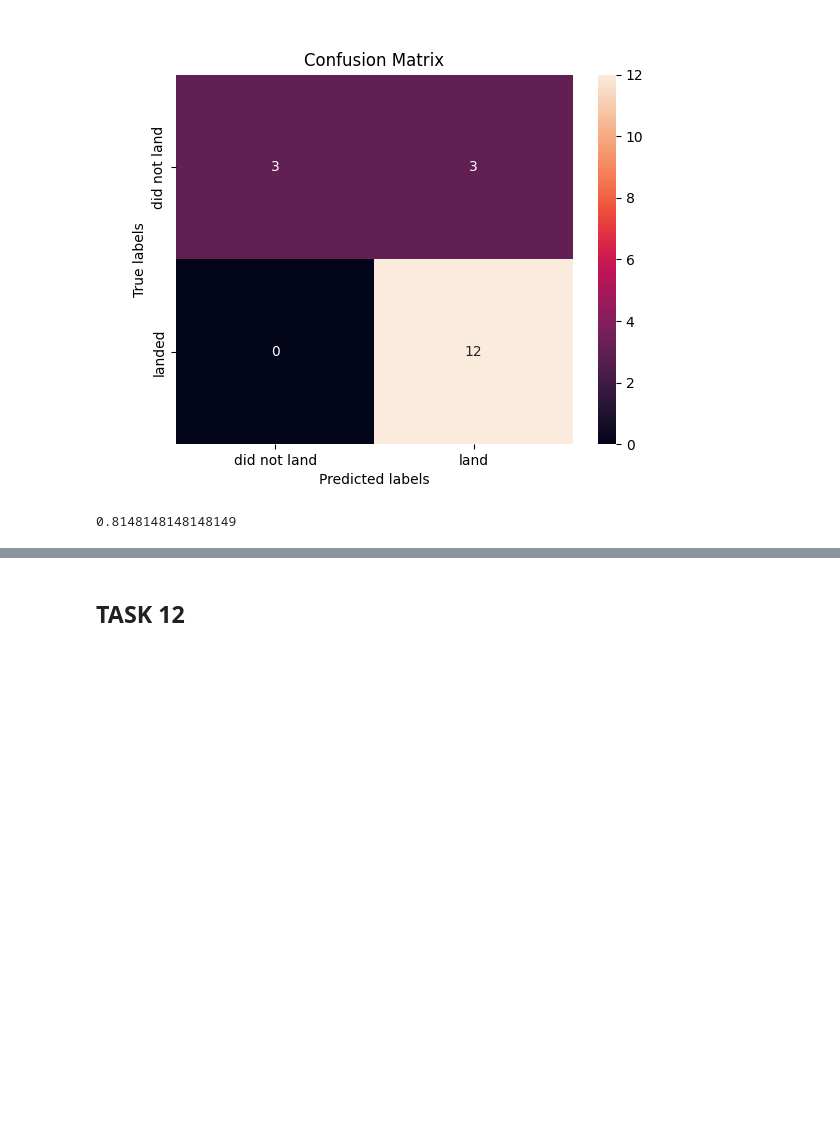
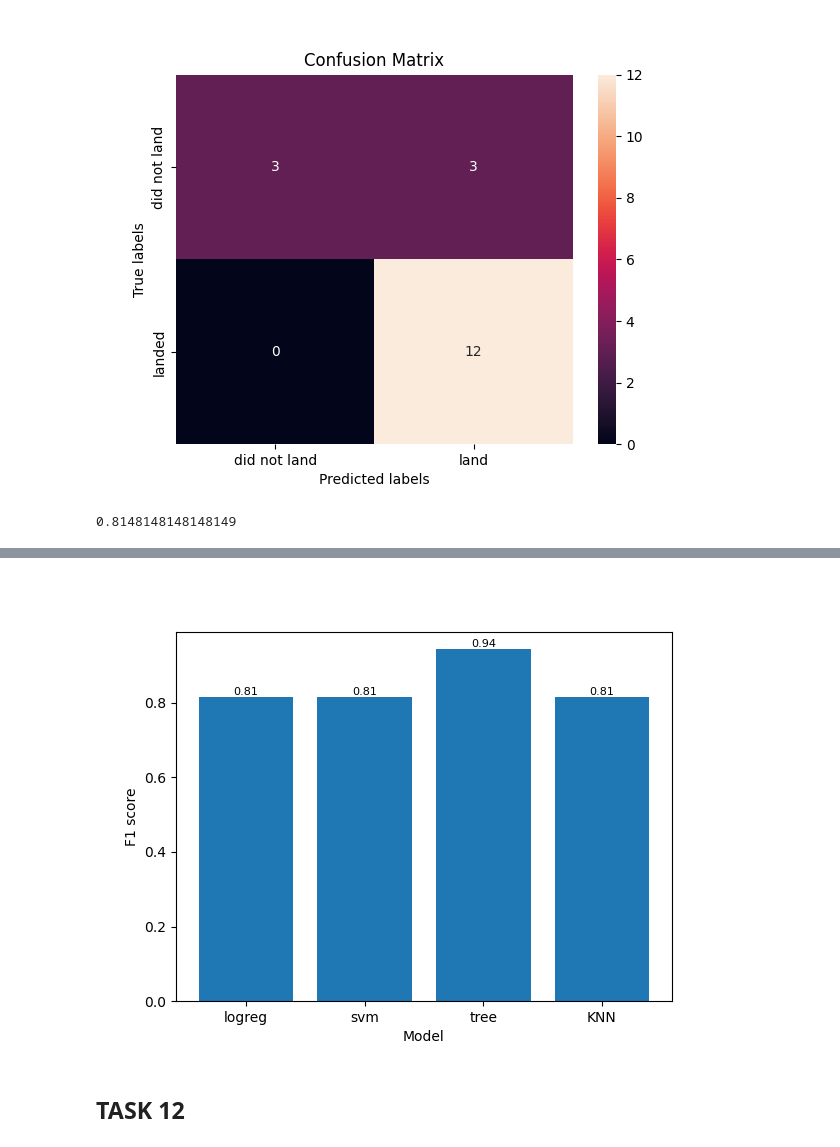
Before and after one commit to jungkees/IBM-data-science-capstone, a Jupyter notebook: Notebook7_Machine_Learning_Prediction.ipynb, the cells around one changed output, grey strips where cells are left out. Cells and saved outputs as stored; diff of their text form; code cells hidden in the pictures; blank space fills up the shorter version.

```diff
--- a/Notebook7_Machine_Learning_Prediction.ipynb
+++ b/Notebook7_Machine_Learning_Prediction.ipynb
@@ -316,3 +321,4 @@ plot_confusion_matrix(Y_test,yhat)
 # %%
-f1_score(Y_test, yhat, average='weighted')
+tree_f1 = f1_score(Y_test, yhat, average='weighted')
+tree_f1
 # %% [output]
@@ -358,6 +365,7 @@ plot_confusion_matrix(Y_test,yhat)
 # %% [output]
 [figure]
 # %%
-f1_score(Y_test, yhat, average='weighted')
+KNN_f1 = f1_score(Y_test, yhat, average='weighted')
+KNN_f1
 # %% [output]
 0.8148148148148149
@@ -364,3 +388,18 @@ f1_score(Y_test, yhat, average='weighted')
+# %%
+f1_scores = [logreg_f1, svm_f1, tree_f1, KNN_f1]
+
+fig, ax = plt.subplots()
+bars = ax.bar(models, f1_scores)
+
+for bar in bars:
+    height = bar.get_height()
+    ax.text(bar.get_x() + bar.get_width() / 2., height, str(round(height, 2)),
+            ha='center', va='bottom', fontsize=8)
+ax.set_xlabel('Model')
+ax.set_ylabel('F1 score')
+plt.show()
+# %% [output]
+[figure, added]
 # %% [markdown]
 ## TASK  12
 # %% [markdown]
```
Also changed, not shown: parts of 10 cells of this notebook.
